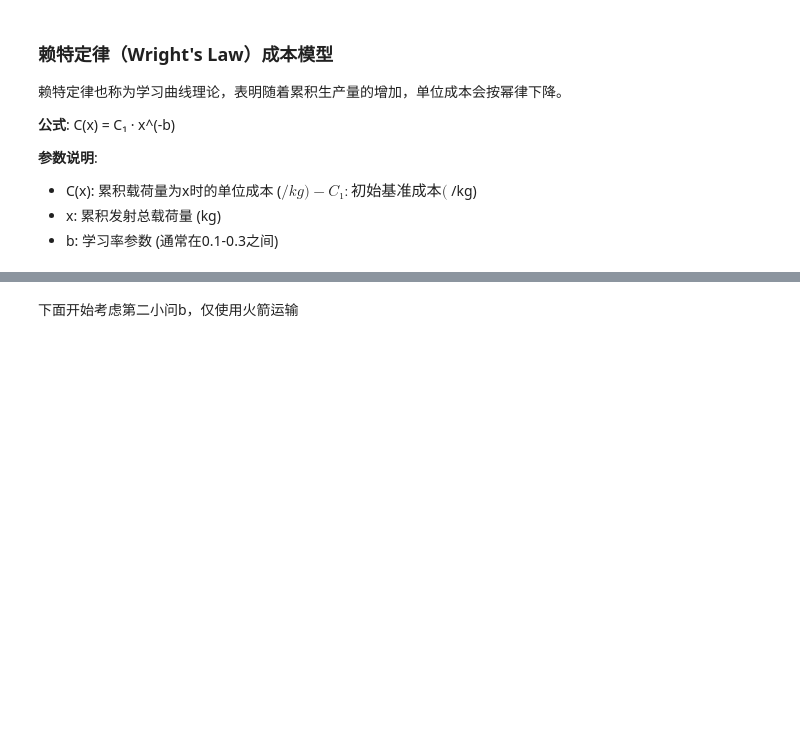
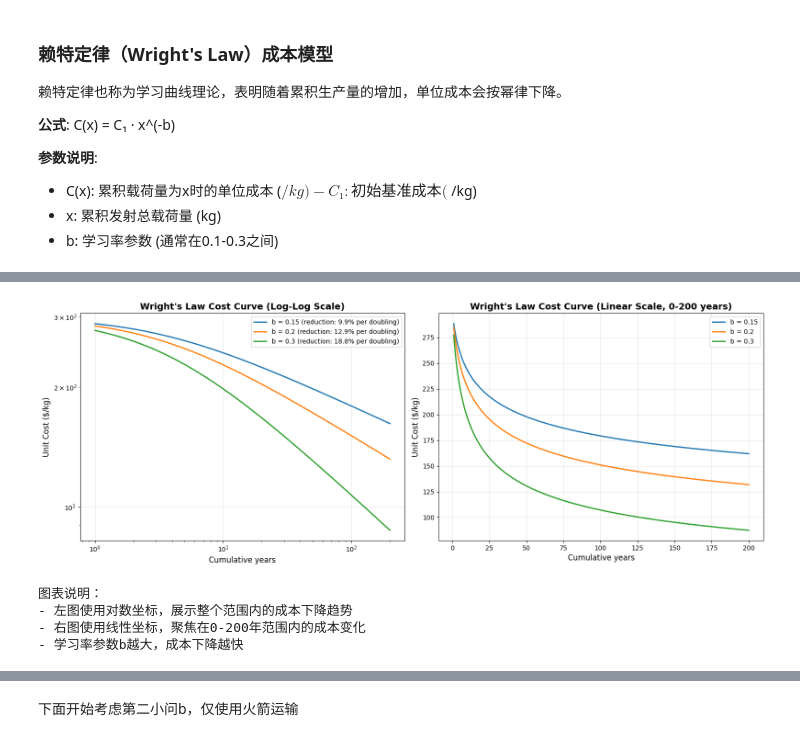
Before and after one commit to AkiNeko11/MCM2026, a Jupyter notebook: Q1.ipynb, the cells around one changed output, grey strips where cells are left out. Cells and saved outputs as stored; diff of their text form; code cells hidden in the pictures; blank space fills up the shorter version.

```diff
--- a/Q1.ipynb
+++ b/Q1.ipynb
@@ -148,7 +228,7 @@ for b in b_values:
 # 生成累积载荷数据 200年
 cumulative_years = np.logspace(0, np.log10(200), 1000)  # 200年
 # 参数设置
-C1_rocket = 500  # 初始成本 500美刀/kg
+C1_rocket = 300  # 初始成本 300美刀/kg
 b_values = [0.15, 0.20, 0.30]
 
 # 创建图表
@@ -156,36 +236,42 @@ fig, (ax1, ax2) = plt.subplots(1, 2, figsize=(16, 6))
 
 # 左图：对数坐标
 for b in b_values:
-    costs = [wright_law_cost_annual(x, C1_rocket, b) for x in cumulative_years]
+    costs = [wright_law_cost_annual_R(x, C1_rocket, b) for x in cumulative_years]
     ax1.loglog(cumulative_years, costs, linewidth=2,
                label=f'b = {b} (reduction: {100*(1-2**(-b)):.1f}% per doubling)')
 
 ax1.set_xlabel('Cumulative years', fontsize=12)
 ax1.set_ylabel('Unit Cost ($/kg)', fontsize=12)
 ax1.set_title('Wright\'s Law Cost Curve (Log-Log Scale)', fontsize=14, fontweight='bold')
 ax1.grid(True, alpha=0.3)
 ax1.legend(fontsize=10)
 
 # 右图：线性坐标
 cumulative_years_linear = np.linspace(1, 200, 1000)
 for b in b_values:
-    costs = [wright_law_cost_annual(x, C1_rocket, b) for x in cumulative_years_linear]
+    costs = [wright_law_cost_annual_R(x, C1_rocket, b) for x in cumulative_years_linear]
     ax2.plot(cumulative_years_linear, costs, linewidth=2,
              label=f'b = {b}')
 
 ax2.set_xlabel('Cumulative years', fontsize=12)
 ax2.set_ylabel('Unit Cost ($/kg)', fontsize=12)
 ax2.set_title('Wright\'s Law Cost Curve (Linear Scale, 0-200 years)', fontsize=14, fontweight='bold')
 ax2.grid(True, alpha=0.3)
 ax2.legend(fontsize=10)
 
 plt.tight_layout()
 plt.show()
 
 print("图表说明：")
 print("- 左图使用对数坐标，展示整个范围内的成本下降趋势")
 print("- 右图使用线性坐标，聚焦在0-200年范围内的成本变化")
 print("- 学习率参数b越大，成本下降越快")
+# %% [output]
+[figure, added]
+图表说明：
+- 左图使用对数坐标，展示整个范围内的成本下降趋势
+- 右图使用线性坐标，聚焦在0-200年范围内的成本变化
+- 学习率参数b越大，成本下降越快
 # %%
 """
 计算仅使用太空电梯系统运输1亿吨物资所需的时间及金钱
```
Also changed, not shown: parts of 12 cells of this notebook.
